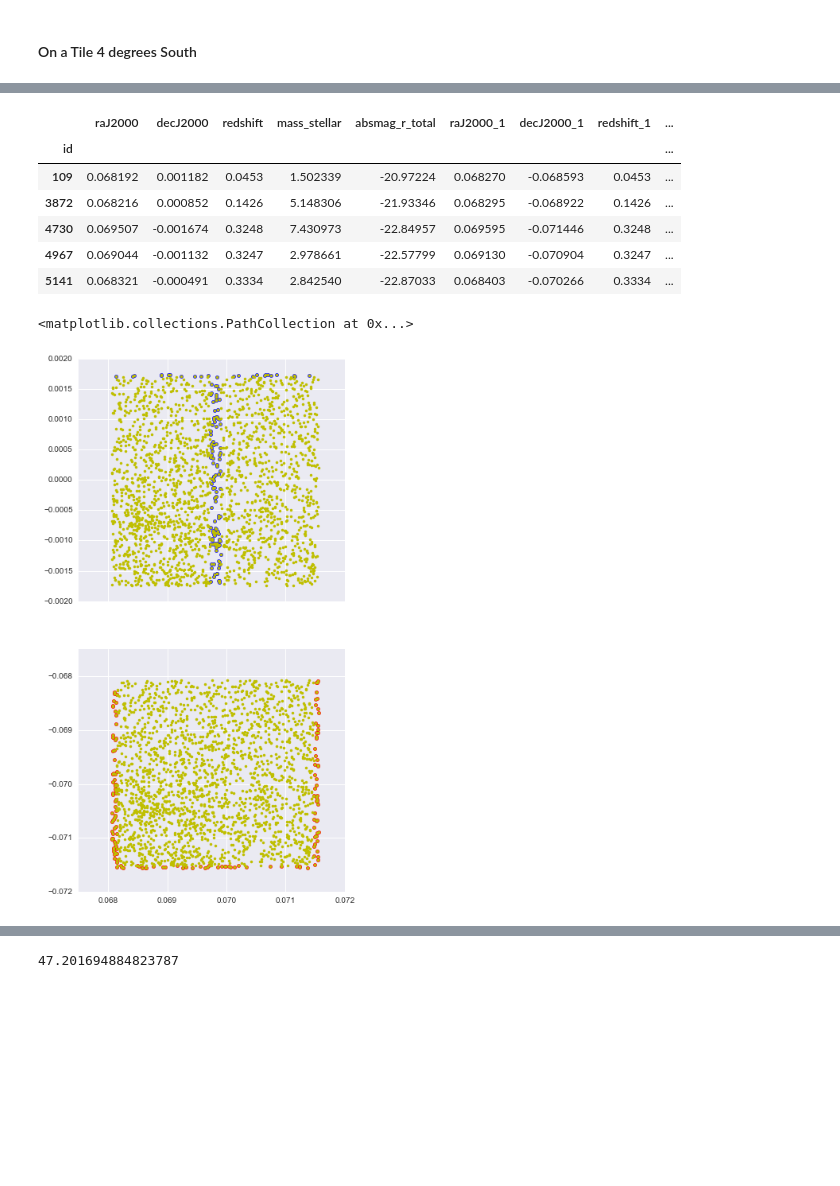
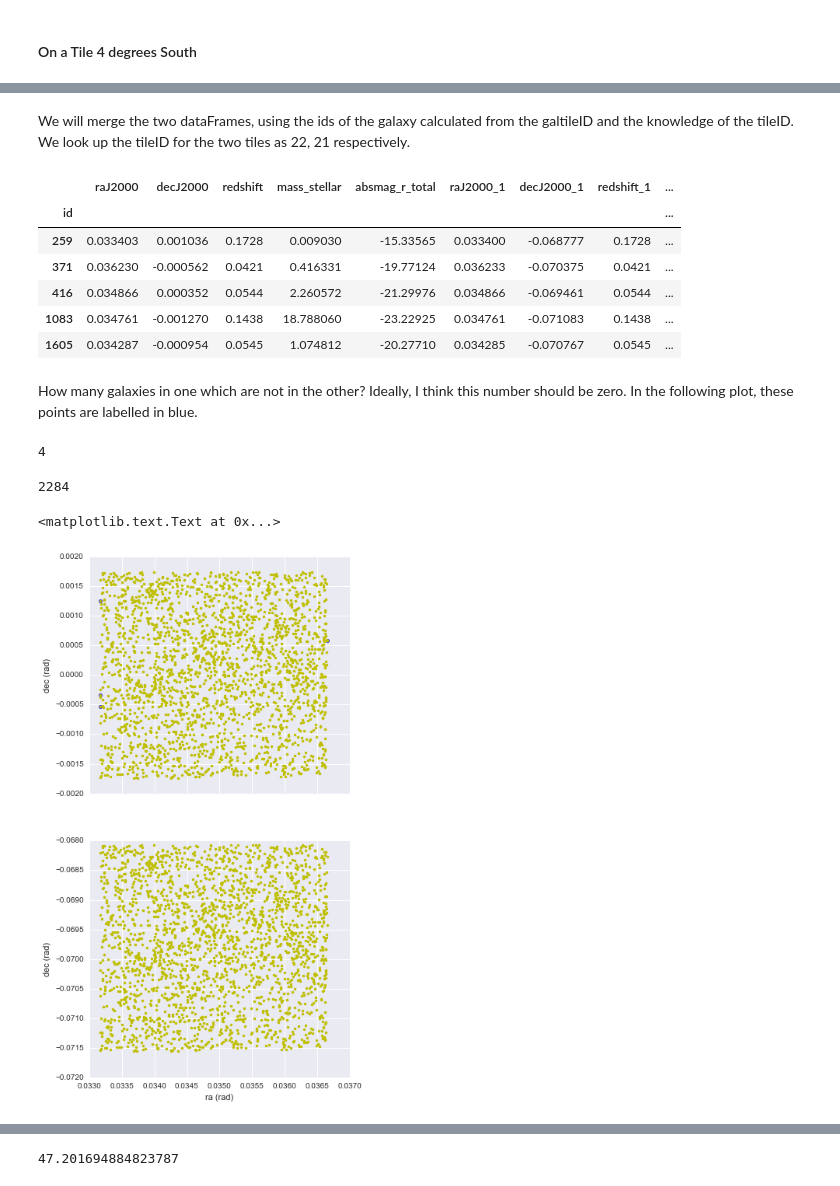
Before and after one commit to rbiswas4/BenchmarkInstanceCatalogs, a Jupyter notebook: examples/galaxyTiled_properties.ipynb, the cells around one changed output, grey strips where cells are left out. Saved outputs shown, nothing was run; the diff lists cells and outputs as text; code cells hidden in the pictures; blank space fills up the shorter version.

Commit message:
Working galaxyTiled_properties notebook 	modified:   galaxyTiled_properties.ipynb 	modified:   restructure_query.ipynb

```diff
--- a/examples/galaxyTiled_properties.ipynb
+++ b/examples/galaxyTiled_properties.ipynb
@@ -109,28 +221,38 @@ gTile1_df.head()
+# %% [markdown]
+We will merge the two dataFrames, using the ids of the galaxy calculated from the galtileID and the knowledge of the tileID. We look up the tileID for the two tiles as 22, 21 respectively.
 # %%
 merged =  pd.concat([gBase_df, gTile1_df], axis=1)
-# %%
-# Translate the ra values to around 0 for plotting ease
-merged['shiftedRA']  = np.where(merged.raJ2000 < 3., merged.raJ2000, merged.raJ2000 - 2.0*np.pi)
-merged['shiftedRA_1']  = np.where(merged.raJ2000_1 < 3., merged.raJ2000_1, merged.raJ2000_1 - 2.0*np.pi)
 # %%
 merged.head()
 # %% [output]
 |  | raJ2000 | decJ2000 | redshift | mass_stellar | absmag_r_total | raJ2000_1 | decJ2000_1 | redshift_1 | ... |
 | id |  |  |  |  |  |  |  |  | ... |
-| 109 | 0.068192 | 0.001182 | 0.0453 | 1.502339 | -20.97224 | 0.068270 | -0.068593 | 0.0453 | ... |
-| 3872 | 0.068216 | 0.000852 | 0.1426 | 5.148306 | -21.93346 | 0.068295 | -0.068922 | 0.1426 | ... |
-| 4730 | 0.069507 | -0.001674 | 0.3248 | 7.430973 | -22.84957 | 0.069595 | -0.071446 | 0.3248 | ... |
-| 4967 | 0.069044 | -0.001132 | 0.3247 | 2.978661 | -22.57799 | 0.069130 | -0.070904 | 0.3247 | ... |
-| 5141 | 0.068321 | -0.000491 | 0.3334 | 2.842540 | -22.87033 | 0.068403 | -0.070266 | 0.3334 | ... |
+| 259 | 0.033403 | 0.001036 | 0.1728 | 0.009030 | -15.33565 | 0.033400 | -0.068777 | 0.1728 | ... |
+| 371 | 0.036230 | -0.000562 | 0.0421 | 0.416331 | -19.77124 | 0.036233 | -0.070375 | 0.0421 | ... |
+| 416 | 0.034866 | 0.000352 | 0.0544 | 2.260572 | -21.29976 | 0.034866 | -0.069461 | 0.0544 | ... |
+| 1083 | 0.034761 | -0.001270 | 0.1438 | 18.788060 | -23.22925 | 0.034761 | -0.071083 | 0.1438 | ... |
+| 1605 | 0.034287 | -0.000954 | 0.0545 | 1.074812 | -20.27710 | 0.034285 | -0.070767 | 0.0545 | ... |
+# %% [markdown]
+How many galaxies in one which are not in the other? Ideally, I think this number should be zero. In the following plot, these points are labelled in blue.
 # %%
 uncommon = merged[merged.isnull().any(axis=1)].copy()
+# %%
+len(uncommon)
+# %% [output]
+4
+# %%
+len(merged)
+# %% [output]
+2284
 # %%
-fig, ax = plt.subplots(2, 1, figsize=(6, 12), sharex=True)
+fig, ax = plt.subplots(2, 1, figsize=(6, 12), sharex=True, squeeze=True)
 ax[0].plot(merged.raJ2000, merged.decJ2000, 'y.')
 ax[0].scatter(uncommon.raJ2000, uncommon.decJ2000, color='b')
-
 ax[1].plot(merged.raJ2000_1, merged.decJ2000_1, 'y.')
 ax[1].scatter(uncommon.raJ2000_1, uncommon.decJ2000_1, color='r')
+ax[0].set_ylabel('dec (rad)')
+ax[1].set_ylabel('dec (rad)')
+ax[1].set_xlabel('ra (rad)')
 # %% [output]
-<matplotlib.collections.PathCollection at 0x...>
+<matplotlib.text.Text at 0x...>
-[figure, old version]
+[figure, new version]
```
Also changed, not shown: parts of 76 cells of this notebook, 1 other file.
